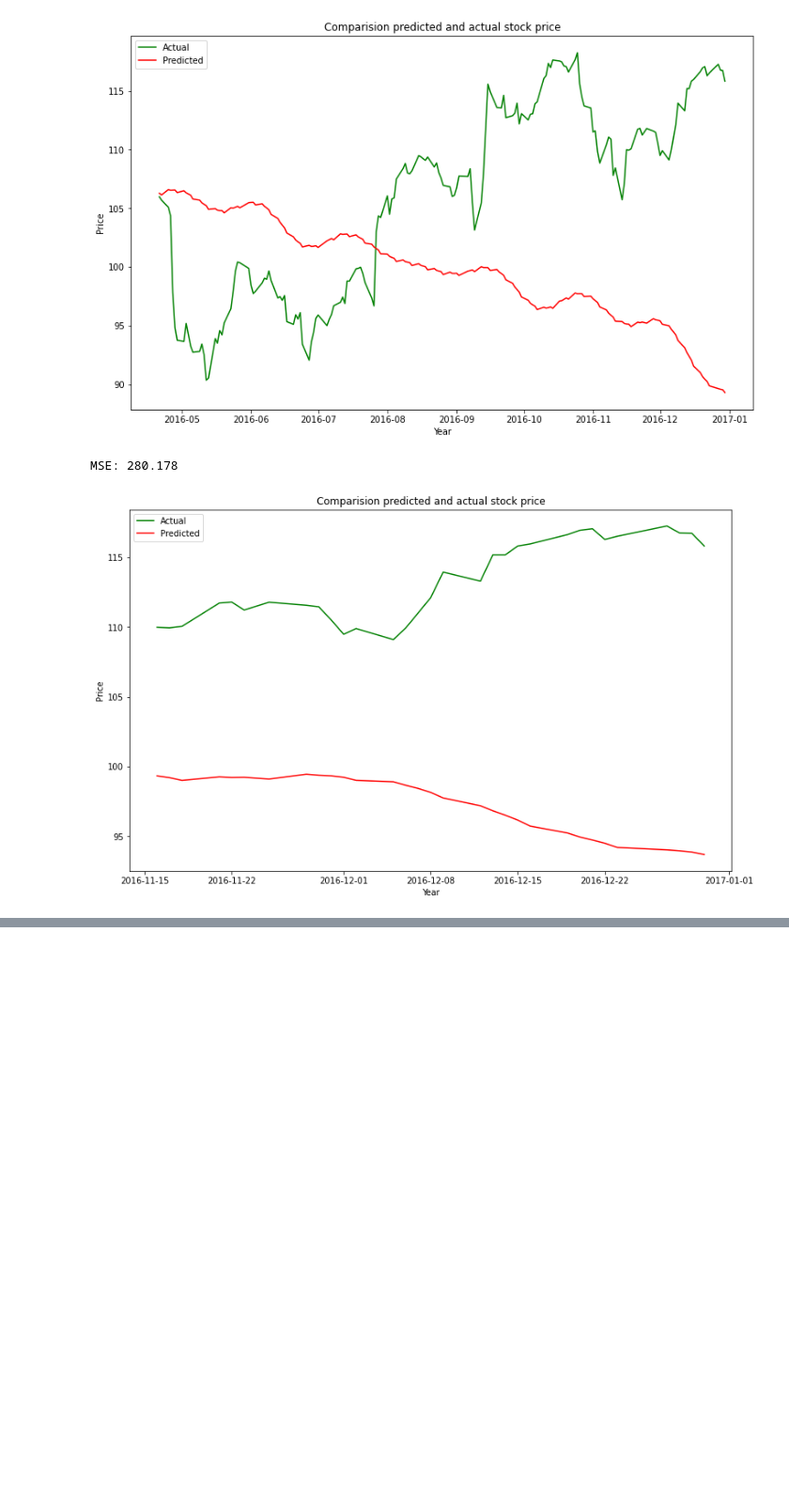
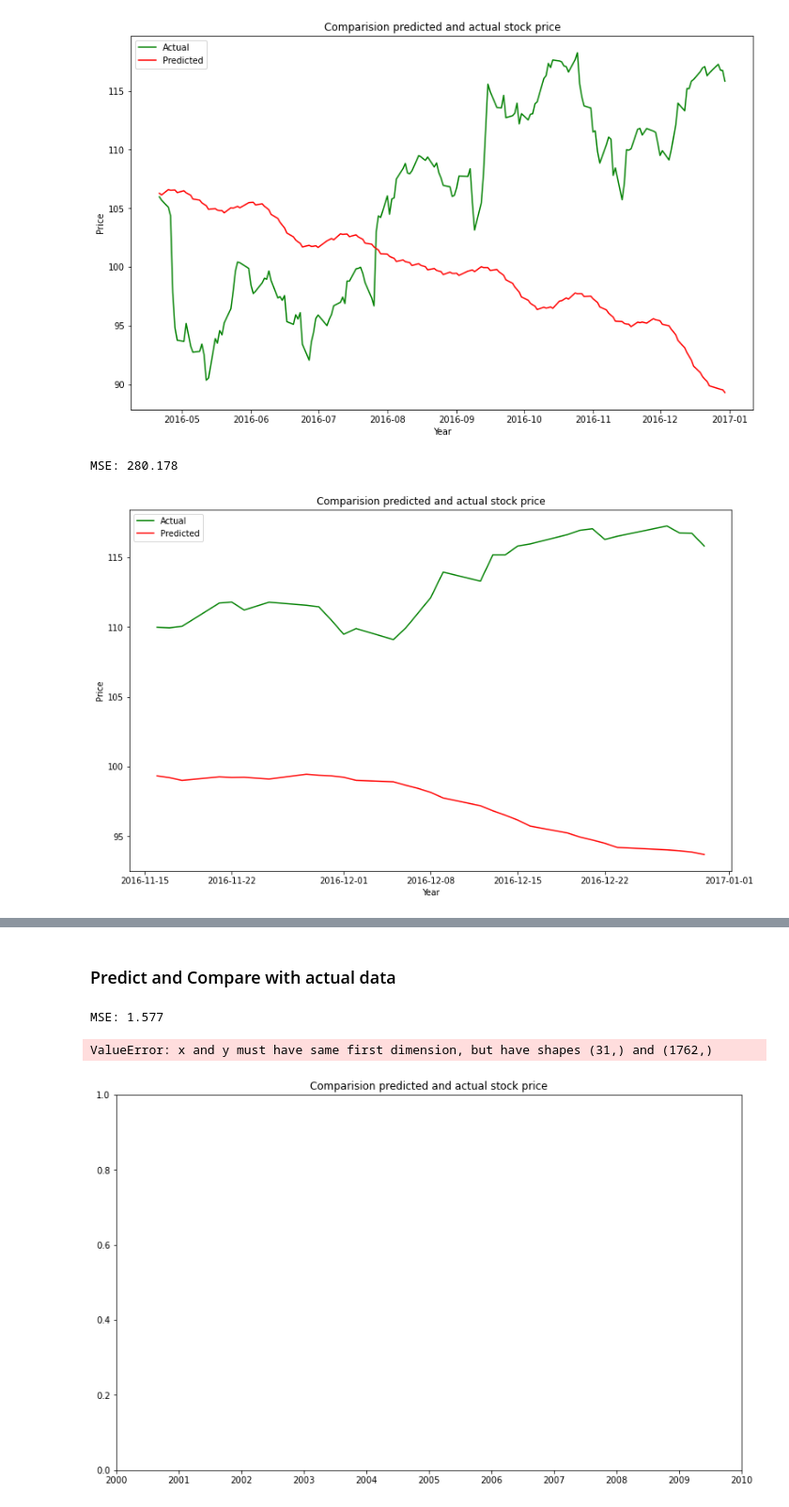
Before and after one commit to Bonnyfication/PIM-DL_Project_Stocks, a Jupyter notebook: stock_prediction.ipynb, the cells around one changed output, grey strips where cells are left out. Shown: that part at 94% size. Cells and saved outputs as stored; diff of their text form; code cells hidden in the pictures; blank space fills up the shorter version.

Commit message:
Test LSTM

```diff
--- a/stock_prediction.ipynb
+++ b/stock_prediction.ipynb
@@ -315,0 +321,8 @@ from keras.callbacks import EarlyStopping
+# %%
+# Split the data into training and test and extract the close columns values
+lstm_train = stock_df_date_close.drop(stock_df_date_close.index[-31:])
+lstm_test = stock_df_date_close[-31:]
+
+lstm_training_data = lstm_train.iloc[:, 1:2].values
+print("====> LSTM Training Data\n")
+print(lstm_training_data)
@@ -315,0 +389,6 @@ from keras.callbacks import EarlyStopping
+# %%
+# Compile
+seq.compile(optimizer="adam", loss="mean_squared_error")
+
+# Fitting the neural network to the training set
+seq.fit(x,y,epochs=100,batch_size=32)
@@ -315,0 +414,53 @@ from keras.callbacks import EarlyStopping
+# %% [markdown]
+### Predict and Compare with actual data
+# %%
+# Combine the train and testdata
+actual_data = lstm_test.iloc[:, 1:2].values
+combined_data = pd.concat((lstm_train['close'], lstm_test['close']), axis = 0)
+
+# We need to create a dataset to predict future stock prices
+predict_values = combined_data[len(combined_data) - len(lstm_test) - ts:].values
+predict_values = predict_values.reshape(-1,1)
+predict_values = scaler.transform(predict_values)
+
+# create a array to predict the future
+x_prediction = []
+
+for i in range(ts, 91):
+    x_prediction.append(predict_values[i-ts:i, 0])
+
+# Convert the array to a numpy array for better access and manupulation of its data
+x_prediction = np.array(x_prediction)
+
+# Reshaping the arrays to make sure that the data fit into the desired layer
+x_prediction = np.reshape(x_prediction, (x_prediction.shape[0], x_prediction.shape[1], 1))
+
+# Predict stock price
+predicted_data = seq.predict(x_prediction)
+# Revert the transformed data
+predicted_data = scaler.inverse_transform(predicted_data)
+
+
+# calc MAE expected and predicted values
+mse = mean_squared_error(actual_data, predicted_data)
+print('MSE: %.3f' % mse)
+
+plot_comparison_graph("Comparision predicted and actual stock price",
+                      lstm_test["date"],
+                      stock_df['close'],
+                      lstm_test["date"],
+                      predicted_data
+                     )
+
+
+#plt.plot(lstm_test["date"],actual_data, color="black", label="Actual")
+#plt.plot(lstm_test["date"],predicted_data, color="orange", label="Predicted")
+#plt.title("Comparision predicted and actual stock price")
+#plt.xlabel("Time")
+#plt.ylabel("Stock Price $")
+#plt.legend()
+#plt.show()
+# %% [output]
+MSE: 1.577
+ValueError: x and y must have same first dimension, but have shapes (31,) and (1762,)
+[figure, added]
```
Also changed, not shown: parts of 12 cells of this notebook.
